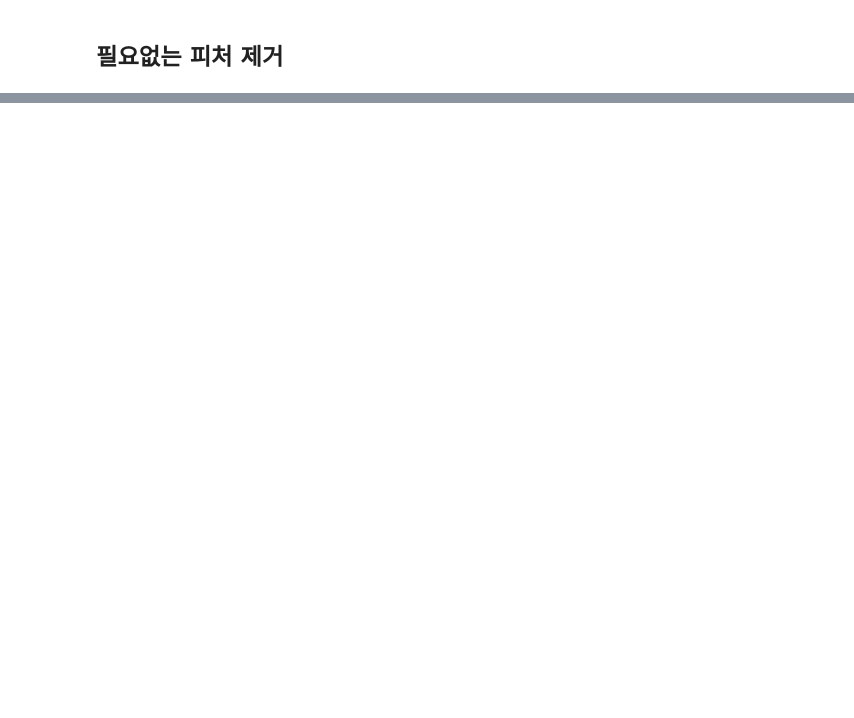
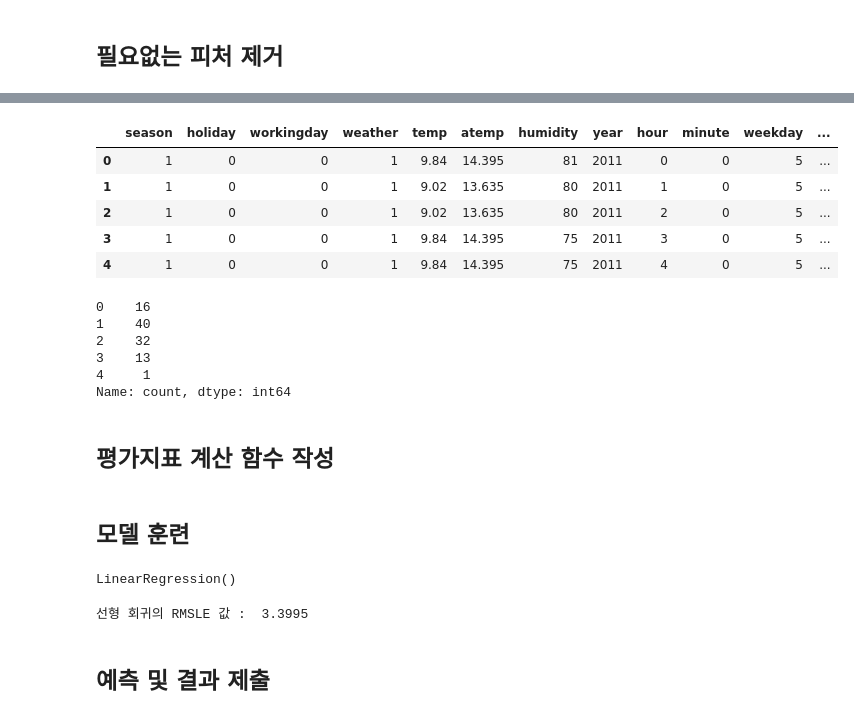
Before and after one commit to andypsh/BIGDATA2022, a Jupyter notebook: 머신러닝/Kaggle/자전거 대여 수요예측/자전거 대여 수요 예측_모델링.ipynb, the cells around one changed output, grey strips where cells are left out. Cells and saved outputs as stored; diff of their text form; code cells hidden in the pictures; blank space fills up the shorter version.

```diff
--- a/머신러닝/Kaggle/자전거 대여 수요예측/자전거 대여 수요 예측_모델링.ipynb
+++ b/머신러닝/Kaggle/자전거 대여 수요예측/자전거 대여 수요 예측_모델링.ipynb
@@ -102,0 +166,20 @@ all_data
+# %%
+X_train.head()
+# %% [output]
+|  | season | holiday | workingday | weather | temp | atemp | humidity | year | hour | minute | weekday | ... |
+| 0 | 1 | 0 | 0 | 1 | 9.84 | 14.395 | 81 | 2011 | 0 | 0 | 5 | ... |
+| 1 | 1 | 0 | 0 | 1 | 9.02 | 13.635 | 80 | 2011 | 1 | 0 | 5 | ... |
+| 2 | 1 | 0 | 0 | 1 | 9.02 | 13.635 | 80 | 2011 | 2 | 0 | 5 | ... |
+| 3 | 1 | 0 | 0 | 1 | 9.84 | 14.395 | 75 | 2011 | 3 | 0 | 5 | ... |
+| 4 | 1 | 0 | 0 | 1 | 9.84 | 14.395 | 75 | 2011 | 4 | 0 | 5 | ... |
+# %%
+y.head()
+# %% [output]
+0    16
+1    40
+2    32
+3    13
+4     1
+Name: count, dtype: int64
+# %% [markdown]
+## 평가지표 계산 함수 작성
@@ -102,0 +203,11 @@ all_data
+# %% [markdown]
+## 모델 훈련
+# %%
+from sklearn.linear_model import LinearRegression
+
+linear_reg_model = LinearRegression()
+
+log_y = np.log(y) # 타깃값 로그변환
+linear_reg_model.fit(X_train , log_y) # 모델 훈련
+# %% [output]
+LinearRegression()
@@ -102,0 +222,6 @@ all_data
+# %%
+print(f'선형 회귀의 RMSLE 값 : {rmsle(preds, True) : .4f}')#
+# %% [output]
+선형 회귀의 RMSLE 값 :  3.3995
+# %% [markdown]
+## 예측 및 결과 제출
```
Also changed, not shown: parts of 31 cells of this notebook, 7 other files.
